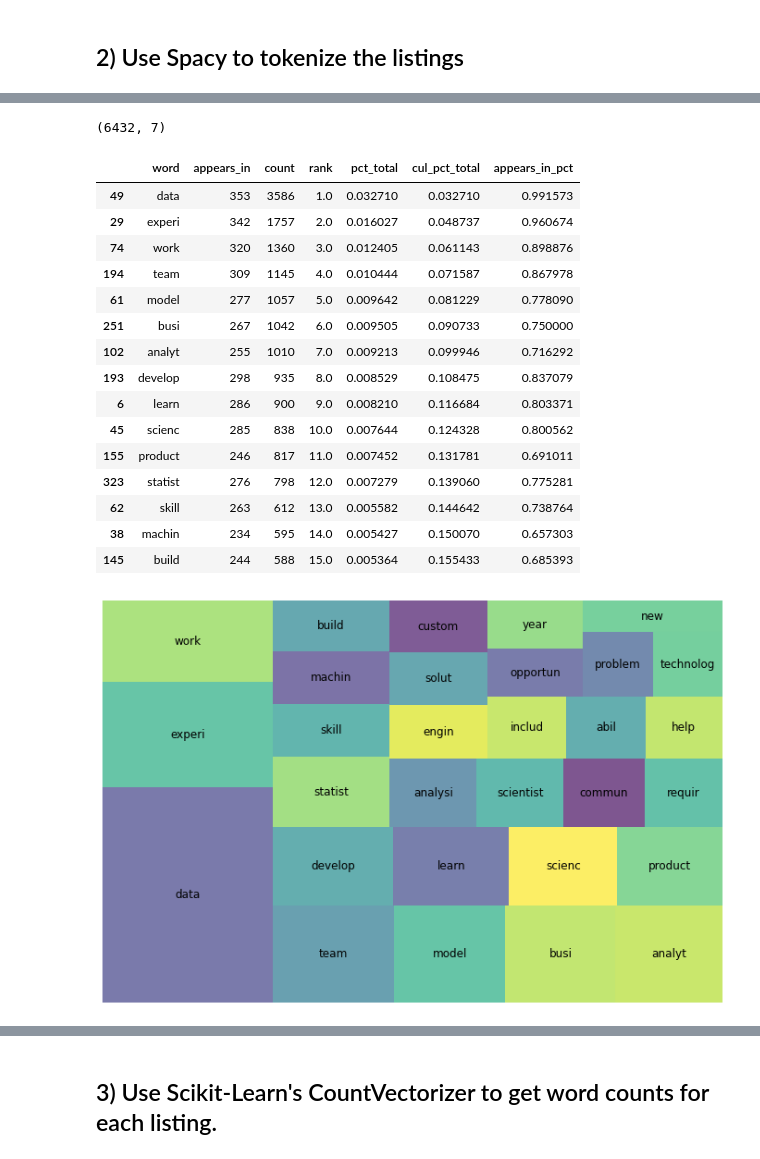
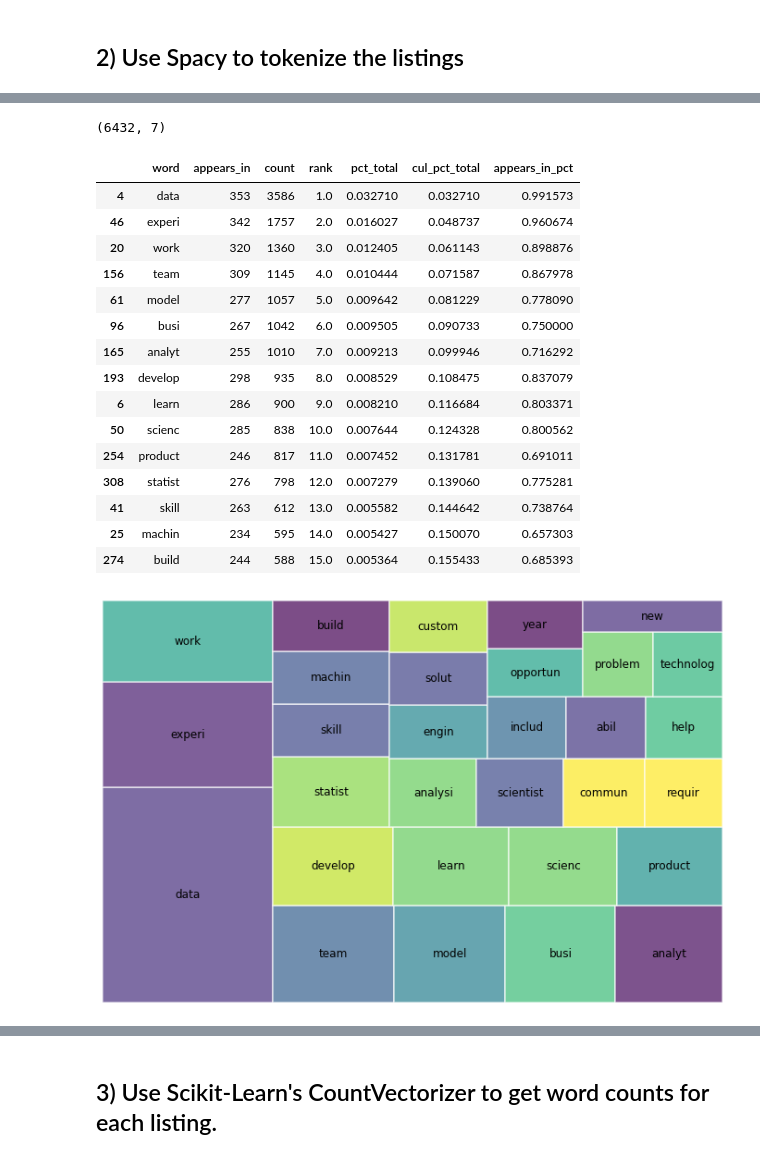
Before and after one commit to jmmiddour/DSPT8-Unit-4-ML, a Jupyter notebook: DS-Unit-4-Sprint-1-NLP-main/module2-vector-representations/LS_DS_412_Vector_Representations_Assignment.ipynb, the cells around one changed output, grey strips where cells are left out. Cells and saved outputs as stored; diff of their text form; code cells hidden in the pictures.

```diff
--- a/DS-Unit-4-Sprint-1-NLP-main/module2-vector-representations/LS_DS_412_Vector_Representations_Assignment.ipynb
+++ b/DS-Unit-4-Sprint-1-NLP-main/module2-vector-representations/LS_DS_412_Vector_Representations_Assignment.ipynb
@@ -181,8 +158,9 @@ for doc in tokenizer.pipe(jobs['parsed'], batch_size=100):
 
     # Iterate through each character in document
     for token in doc:
-        # Remove stop words, punctuation, and empty whitespace
-        if(token.is_stop == False) & (token.is_punct == False) & (token.is_space == False):
+        if(token.is_stop == False) & (  # Remove stop words
+                token.is_punct == False) & (  # Remove punctuation
+                token.is_space == False):  # Remove empty whitespace
             doc_tokens.append(token.text)  # Add tokens for each document
 
     tokens.append(doc_tokens)  # Add document tokens for all documents in the dataset
@@ -309,31 +306,32 @@ wc.head(15)
 # %% [output]
 (6432, 7)
 |  | word | appears_in | count | rank | pct_total | cul_pct_total | appears_in_pct |
-| 49 | data | 353 | 3586 | 1.0 | 0.032710 | 0.032710 | 0.991573 |
-| 29 | experi | 342 | 1757 | 2.0 | 0.016027 | 0.048737 | 0.960674 |
-| 74 | work | 320 | 1360 | 3.0 | 0.012405 | 0.061143 | 0.898876 |
-| 194 | team | 309 | 1145 | 4.0 | 0.010444 | 0.071587 | 0.867978 |
+| 4 | data | 353 | 3586 | 1.0 | 0.032710 | 0.032710 | 0.991573 |
+| 46 | experi | 342 | 1757 | 2.0 | 0.016027 | 0.048737 | 0.960674 |
+| 20 | work | 320 | 1360 | 3.0 | 0.012405 | 0.061143 | 0.898876 |
+| 156 | team | 309 | 1145 | 4.0 | 0.010444 | 0.071587 | 0.867978 |
 | 61 | model | 277 | 1057 | 5.0 | 0.009642 | 0.081229 | 0.778090 |
-| 251 | busi | 267 | 1042 | 6.0 | 0.009505 | 0.090733 | 0.750000 |
-| 102 | analyt | 255 | 1010 | 7.0 | 0.009213 | 0.099946 | 0.716292 |
+| 96 | busi | 267 | 1042 | 6.0 | 0.009505 | 0.090733 | 0.750000 |
+| 165 | analyt | 255 | 1010 | 7.0 | 0.009213 | 0.099946 | 0.716292 |
 | 193 | develop | 298 | 935 | 8.0 | 0.008529 | 0.108475 | 0.837079 |
 | 6 | learn | 286 | 900 | 9.0 | 0.008210 | 0.116684 | 0.803371 |
-| 45 | scienc | 285 | 838 | 10.0 | 0.007644 | 0.124328 | 0.800562 |
-| 155 | product | 246 | 817 | 11.0 | 0.007452 | 0.131781 | 0.691011 |
-| 323 | statist | 276 | 798 | 12.0 | 0.007279 | 0.139060 | 0.775281 |
-| 62 | skill | 263 | 612 | 13.0 | 0.005582 | 0.144642 | 0.738764 |
-| 38 | machin | 234 | 595 | 14.0 | 0.005427 | 0.150070 | 0.657303 |
-| 145 | build | 244 | 588 | 15.0 | 0.005364 | 0.155433 | 0.685393 |
+| 50 | scienc | 285 | 838 | 10.0 | 0.007644 | 0.124328 | 0.800562 |
+| 254 | product | 246 | 817 | 11.0 | 0.007452 | 0.131781 | 0.691011 |
+| 308 | statist | 276 | 798 | 12.0 | 0.007279 | 0.139060 | 0.775281 |
+| 41 | skill | 263 | 612 | 13.0 | 0.005582 | 0.144642 | 0.738764 |
+| 25 | machin | 234 | 595 | 14.0 | 0.005427 | 0.150070 | 0.657303 |
+| 274 | build | 244 | 588 | 15.0 | 0.005364 | 0.155433 | 0.685393 |
 # %%
 # Look at the top 30 words in a plot:
 wc_top30 = wc[wc['rank'] <= 30]
 
 plt.figure(figsize=(12, 8))
 squarify.plot(sizes=wc_top30['pct_total'], label=wc_top30['word'],
-              alpha=.70, text_kwargs={'size': 12})
+              alpha=.70, text_kwargs={'size': 12}, bar_kwargs={
+        'linewidth': 1.5, 'edgecolor': 'white'})
 plt.axis('off');
 # %% [output]
-[figure, old version]
+[figure, new version]
 # %%
 # Add stop words to SpaCy default stop words:
 STOP_WORDS = nlp.Defaults.stop_words.union(['data', 'science', 'experience',
```
Also changed, not shown: parts of 28 cells of this notebook.
